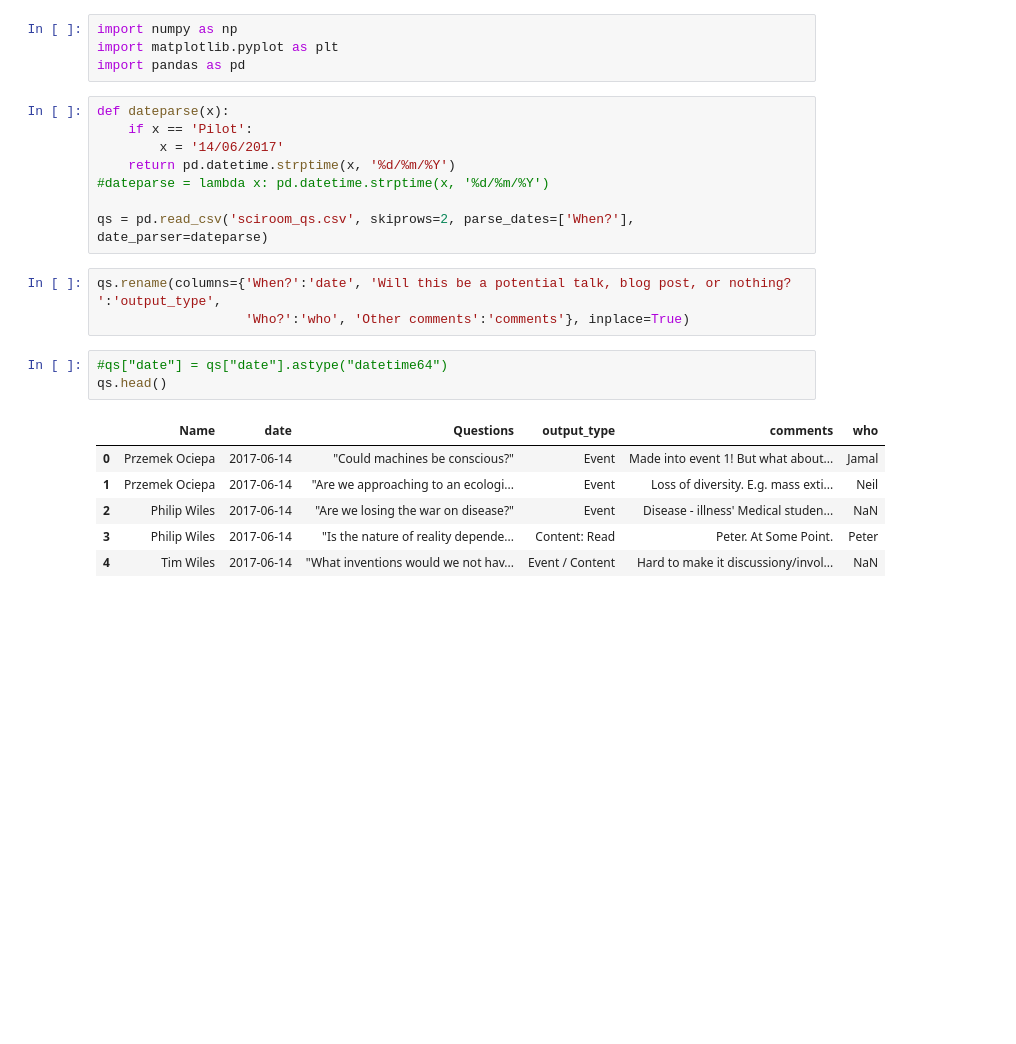
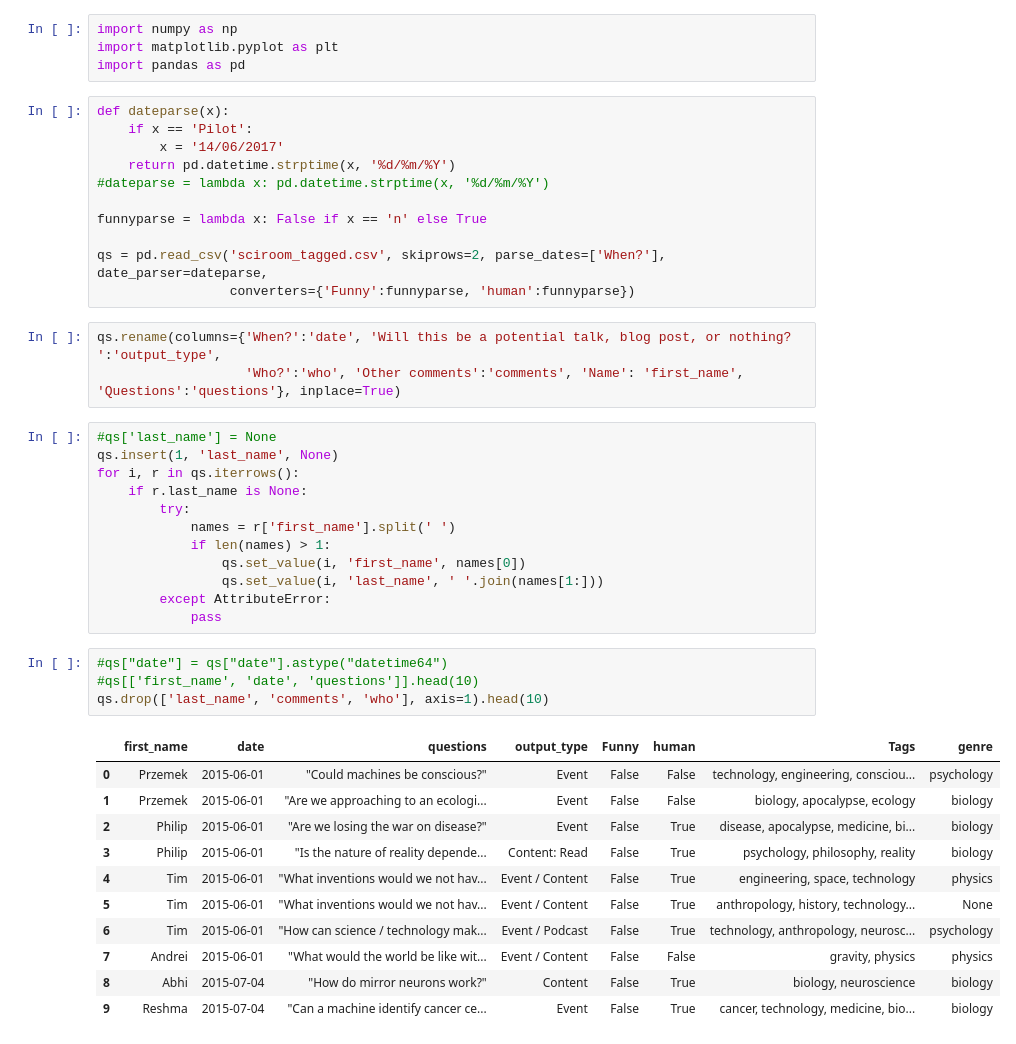
Before and after one commit to harpolea/sciroom, a Jupyter notebook: question_analysis.ipynb, the cells around one changed output. Cells and saved outputs as stored; diff of their text form; blank space fills up the shorter version.

```diff
--- a/question_analysis.ipynb
+++ b/question_analysis.ipynb
@@ -9,20 +18,41 @@ def dateparse(x):
     return pd.datetime.strptime(x, '%d/%m/%Y')
 #dateparse = lambda x: pd.datetime.strptime(x, '%d/%m/%Y')
 
-qs = pd.read_csv('sciroom_qs.csv', skiprows=2, parse_dates=['When?'], date_parser=dateparse)
+funnyparse = lambda x: False if x == 'n' else True
+
+qs = pd.read_csv('sciroom_tagged.csv', skiprows=2, parse_dates=['When?'], date_parser=dateparse,
+                 converters={'Funny':funnyparse, 'human':funnyparse})
 # %%
 qs.rename(columns={'When?':'date', 'Will this be a potential talk, blog post, or nothing? ':'output_type',
-                   'Who?':'who', 'Other comments':'comments'}, inplace=True)
+                   'Who?':'who', 'Other comments':'comments', 'Name': 'first_name', 'Questions':'questions'}, inplace=True)
+# %%
+#qs['last_name'] = None
+qs.insert(1, 'last_name', None)
+for i, r in qs.iterrows():
+    if r.last_name is None:
+        try:
+            names = r['first_name'].split(' ')
+            if len(names) > 1:
+                qs.set_value(i, 'first_name', names[0])
+                qs.set_value(i, 'last_name', ' '.join(names[1:]))
+        except AttributeError:
+            pass
 # %%
 #qs["date"] = qs["date"].astype("datetime64")
-qs.head()
+#qs[['first_name', 'date', 'questions']].head(10)
+qs.drop(['last_name', 'comments', 'who'], axis=1).head(10)
 # %% [output]
-|  | Name | date | Questions | output_type | comments | who |
-| 0 | Przemek Ociepa | 2017-06-14 | "Could machines be conscious?" | Event | Made into event 1! But what about... | Jamal |
-| 1 | Przemek Ociepa | 2017-06-14 | "Are we approaching to an ecologi... | Event | Loss of diversity. E.g. mass exti... | Neil |
-| 2 | Philip Wiles | 2017-06-14 | "Are we losing the war on disease?" | Event | Disease - illness' Medical studen... | NaN |
-| 3 | Philip Wiles | 2017-06-14 | "Is the nature of reality depende... | Content: Read | Peter. At Some Point. | Peter |
-| 4 | Tim Wiles | 2017-06-14 | "What inventions would we not hav... | Event / Content | Hard to make it discussiony/invol... | NaN |
+|  | first_name | date | questions | output_type | Funny | human | Tags | genre |
+| 0 | Przemek | 2015-06-01 | "Could machines be conscious?" | Event | False | False | technology, engineering, consciou... | psychology |
+| 1 | Przemek | 2015-06-01 | "Are we approaching to an ecologi... | Event | False | False | biology, apocalypse, ecology | biology |
+| 2 | Philip | 2015-06-01 | "Are we losing the war on disease?" | Event | False | True | disease, apocalypse, medicine, bi... | biology |
+| 3 | Philip | 2015-06-01 | "Is the nature of reality depende... | Content: Read | False | True | psychology, philosophy, reality | biology |
+| 4 | Tim | 2015-06-01 | "What inventions would we not hav... | Event / Content | False | True | engineering, space, technology | physics |
+| 5 | Tim | 2015-06-01 | "What inventions would we not hav... | Event / Content | False | True | anthropology, history, technology... | None |
+| 6 | Tim | 2015-06-01 | "How can science / technology mak... | Event / Podcast | False | True | technology, anthropology, neurosc... | psychology |
+| 7 | Andrei | 2015-06-01 | "What would the world be like wit... | Event / Content | False | False | gravity, physics | physics |
+| 8 | Abhi | 2015-07-04 | "How do mirror neurons work?" | Content | False | True | biology, neuroscience | biology |
+| 9 | Reshma | 2015-07-04 | "Can a machine identify cancer ce... | Event | False | True | cancer, technology, medicine, bio... | biology |
 # %%
 fig = qs[['date']].groupby([qs["date"].dt.year, qs["date"].dt.month]).count().plot(kind="bar", legend=False)
 fig.set_xlabel('Date')
```
Also changed, not shown: parts of 36 cells of this notebook, 1 other file.
